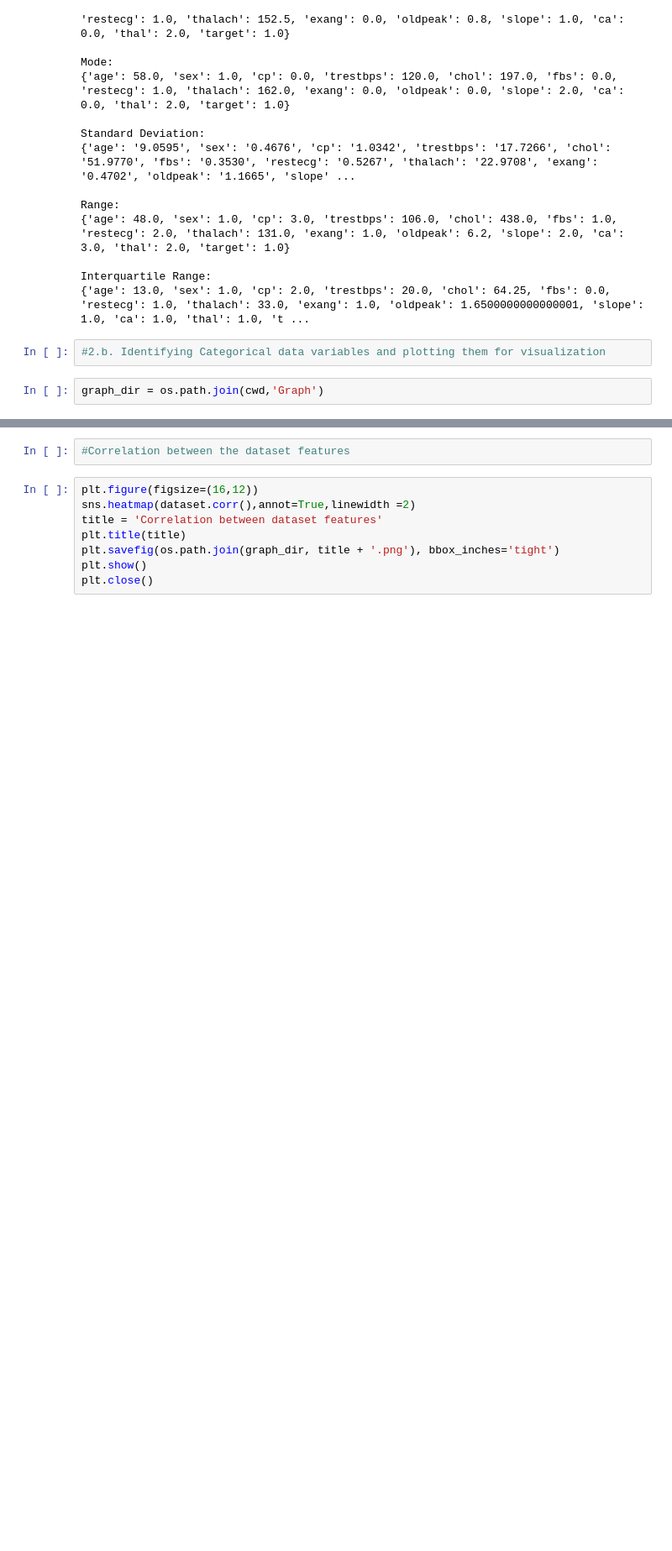
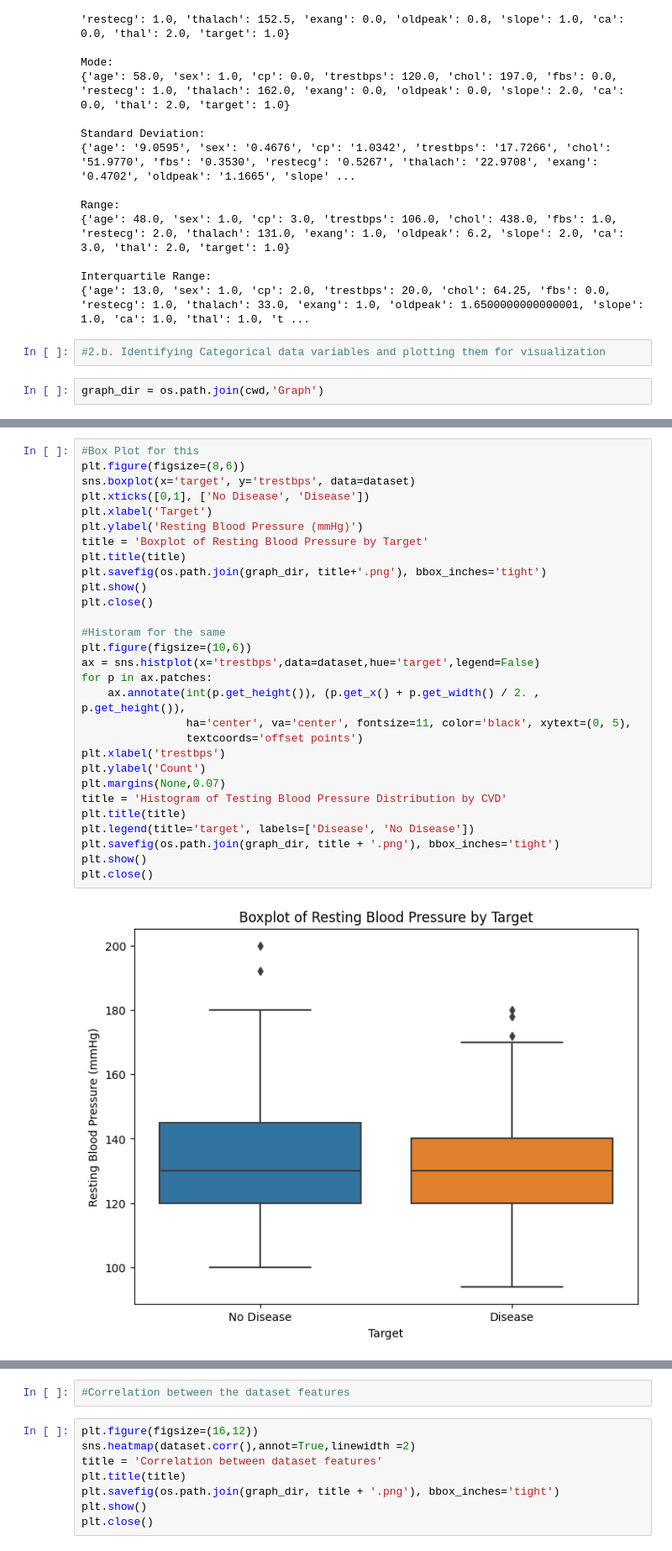
Before and after one commit to kanaishk/Machine-Learning, a Jupyter notebook: Project/Health Care/Heart Attack.ipynb, the cells around one changed output, grey strips where cells are left out. Shown at 84% size. Saved outputs shown, nothing was run; the diff lists cells and outputs as text; blank space fills up the shorter version.

```diff
--- a/Project/Health Care/Heart Attack.ipynb
+++ b/Project/Health Care/Heart Attack.ipynb
@@ -246,0 +288,31 @@ for var in list(categorical_vars.keys()):
+# %%
+#Box Plot for this
+plt.figure(figsize=(8,6))
+sns.boxplot(x='target', y='trestbps', data=dataset)
+plt.xticks([0,1], ['No Disease', 'Disease'])
+plt.xlabel('Target')
+plt.ylabel('Resting Blood Pressure (mmHg)')
+title = 'Boxplot of Resting Blood Pressure by Target'
+plt.title(title)
+plt.savefig(os.path.join(graph_dir, title+'.png'), bbox_inches='tight')
+plt.show()
+plt.close()
+
+#Historam for the same
+plt.figure(figsize=(10,6))
+ax = sns.histplot(x='trestbps',data=dataset,hue='target',legend=False)
+for p in ax.patches:
+    ax.annotate(int(p.get_height()), (p.get_x() + p.get_width() / 2. , p.get_height()),
+                ha='center', va='center', fontsize=11, color='black', xytext=(0, 5),
+                textcoords='offset points')
+plt.xlabel('trestbps')
+plt.ylabel('Count')
+plt.margins(None,0.07)
+title = 'Histogram of Testing Blood Pressure Distribution by CVD'
+plt.title(title)
+plt.legend(title='target', labels=['Disease', 'No Disease'])
+plt.savefig(os.path.join(graph_dir, title + '.png'), bbox_inches='tight')
+plt.show()
+plt.close()
+# %% [output]
+[figure, added]
```
Also changed, not shown: parts of 9 cells of this notebook, 14 other files.
